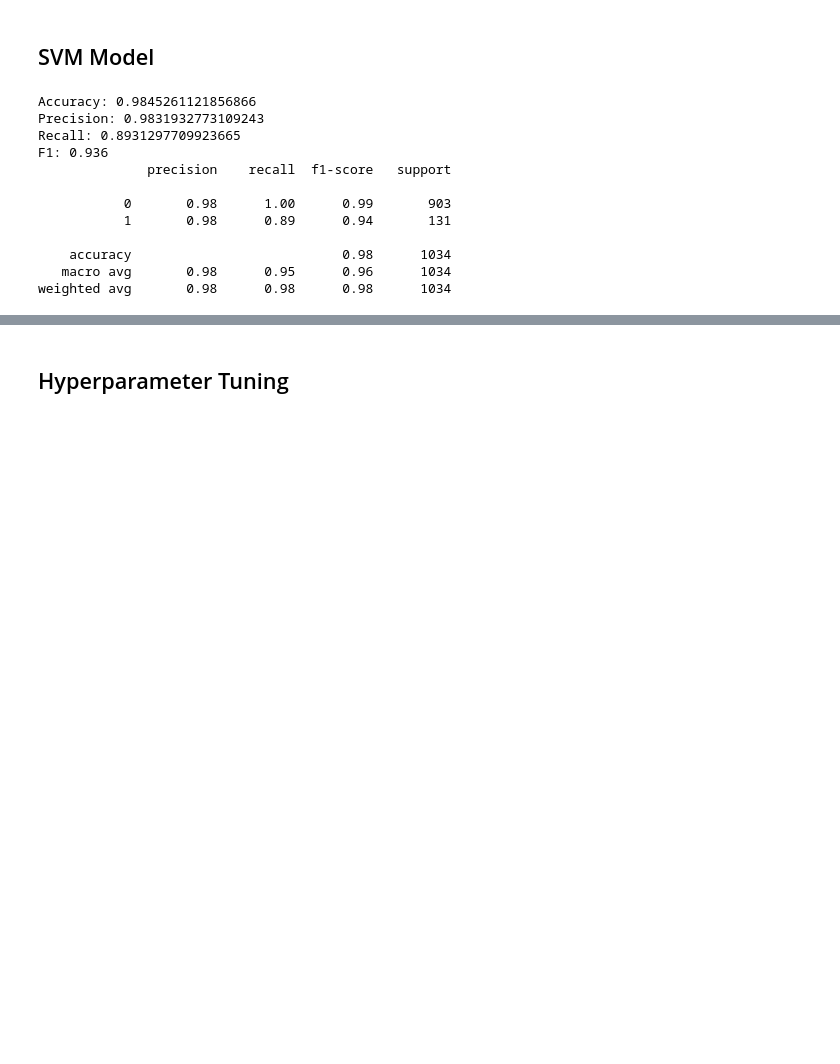
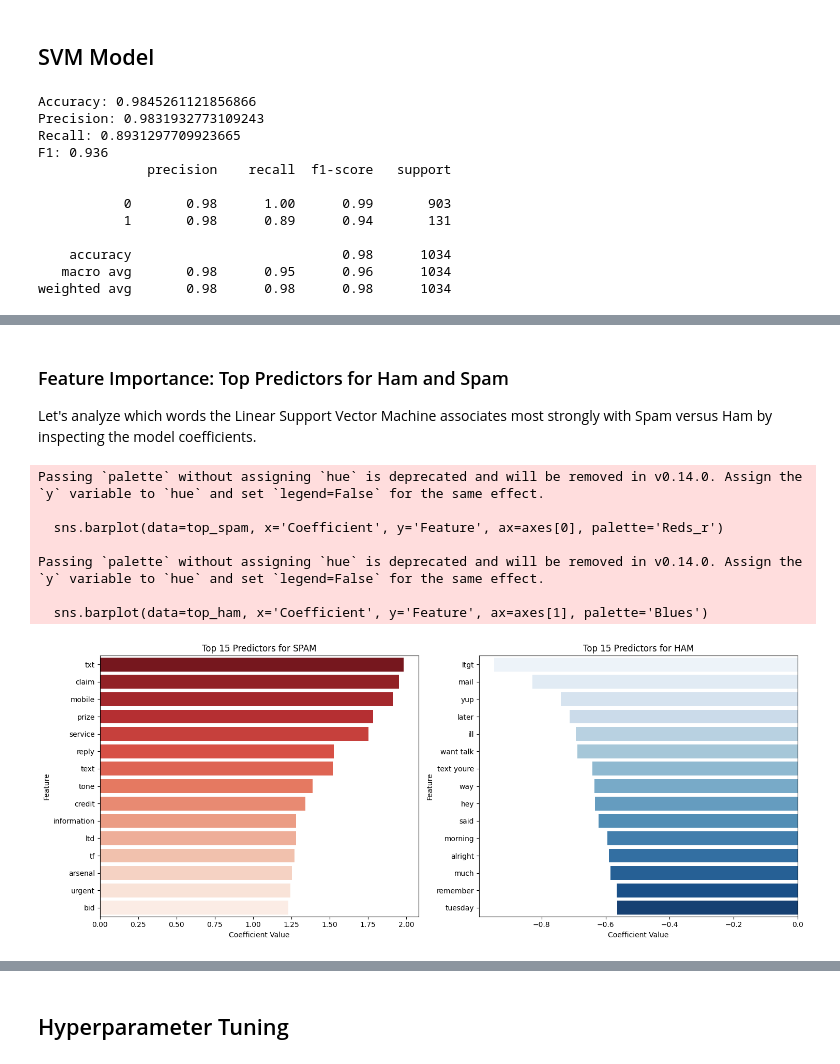
Before and after one commit to awwroni/Spam-Classification-using-SVM, a Jupyter notebook: SMS_SpamClassification_SVM.ipynb, the cells around one changed output, grey strips where cells are left out. Cells and saved outputs as stored; diff of their text form; code cells hidden in the pictures; blank space fills up the shorter version.

```diff
--- a/SMS_SpamClassification_SVM.ipynb
+++ b/SMS_SpamClassification_SVM.ipynb
@@ -213,0 +228,40 @@ weighted avg       0.98      0.98      0.98      1034
+# %% [markdown]
+### Feature Importance: Top Predictors for Ham and Spam
+Let's analyze which words the Linear Support Vector Machine associates most strongly with Spam versus Ham by inspecting the model coefficients.
+# %%
+# Extract the feature names and coefficients
+feature_names = pipeline.named_steps['tfidf'].get_feature_names_out()
+coefficients = pipeline.named_steps['svm'].coef_[0]
+
+coef_df = pd.DataFrame({
+    'Feature': feature_names,
+    'Coefficient': coefficients
+})
+
+# Sort to find top indicators
+top_spam = coef_df.sort_values(by='Coefficient', ascending=False).head(15)
+top_ham = coef_df.sort_values(by='Coefficient', ascending=True).head(15)
+
+fig, axes = plt.subplots(1, 2, figsize=(15, 6))
+
+# Plot Top Spam Predictors
+sns.barplot(data=top_spam, x='Coefficient', y='Feature', ax=axes[0], palette='Reds_r')
+axes[0].set_title('Top 15 Predictors for SPAM')
+axes[0].set_xlabel('Coefficient Value')
+
+# Plot Top Ham Predictors
+sns.barplot(data=top_ham, x='Coefficient', y='Feature', ax=axes[1], palette='Blues')
+axes[1].set_title('Top 15 Predictors for HAM')
+axes[1].set_xlabel('Coefficient Value')
+
+plt.tight_layout()
+plt.show()
+# %% [output]
+Passing `palette` without assigning `hue` is deprecated and will be removed in v0.14.0. Assign the `y` variable to `hue` and set `legend=False` for the same effect.
+
+  sns.barplot(data=top_spam, x='Coefficient', y='Feature', ax=axes[0], palette='Reds_r')
+
+Passing `palette` without assigning `hue` is deprecated and will be removed in v0.14.0. Assign the `y` variable to `hue` and set `legend=False` for the same effect.
+
+  sns.barplot(data=top_ham, x='Coefficient', y='Feature', ax=axes[1], palette='Blues')
+[figure, added]
```
Also changed, not shown: parts of 4 cells of this notebook.
